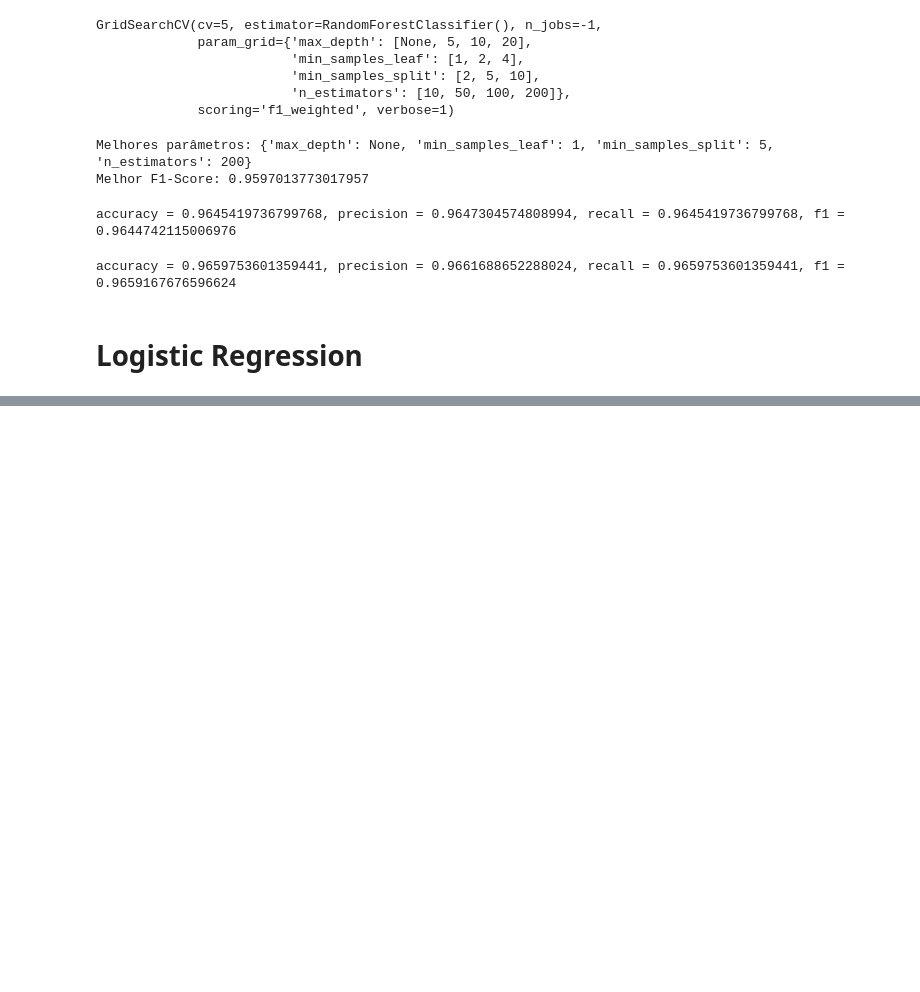
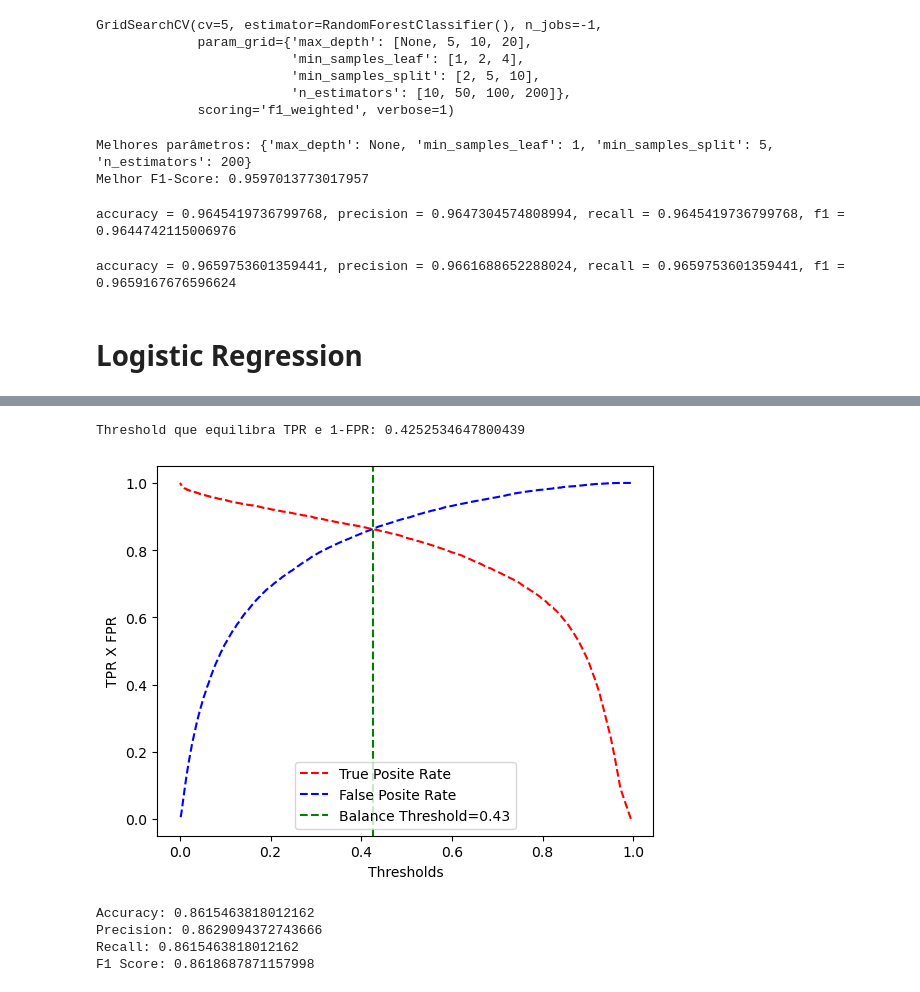
Before and after one commit to LuigiFerrari14/Machine-Learning, a Jupyter notebook: projeto_aluno.ipynb, the cells around one changed output, grey strips where cells are left out. Drawn from its saved outputs; the diff is of its cells as text; code cells hidden in the pictures; blank space fills up the shorter version.

```diff
--- a/projeto_aluno.ipynb
+++ b/projeto_aluno.ipynb
@@ -246,0 +304,23 @@ accuracy = 0.9659753601359441, precision = 0.9661688652288024, recall = 0.965975
+# %%
+# Calcula a diferença entre TPR e (1 - FPR)
+differences = np.abs(tpr - (1 - fpr))
+
+# Encontra o índice onde a diferença é mínima
+balance_index = np.argmin(differences)
+
+# Threshold correspondente
+balance_threshold = thresholds[balance_index]
+
+print(f"Threshold que equilibra TPR e 1-FPR: {balance_threshold}")
+
+# Plotagem com a linha do threshold balanceado
+plt.plot(thresholds, tpr, 'b--', label='True Posite Rate', color='r')
+plt.plot(thresholds, 1-fpr, 'b--', label='False Posite Rate', color='b')
+plt.xlabel('Thresholds')
+plt.ylabel('TPR X FPR')
+plt.axvline(balance_threshold, 0, 1, color='green', linestyle='--', label=f'Balance Threshold={balance_threshold:.2f}')
+plt.legend()
+plt.show()
+# %% [output]
+Threshold que equilibra TPR e 1-FPR: 0.4252534647800439
+[figure, added]
@@ -246,0 +330,16 @@ accuracy = 0.9659753601359441, precision = 0.9661688652288024, recall = 0.965975
+# %%
+accuracy = accuracy_score(y_val, y_pred)
+precision = precision_score(y_val, y_pred, average='weighted')
+recall = recall_score(y_val, y_pred, average='weighted')
+f1 = f1_score(y_val, y_pred, average='weighted')
+
+# Exibindo os resultados
+print(f"Accuracy: {accuracy}")
+print(f"Precision: {precision}")
+print(f"Recall: {recall}")
+print(f"F1 Score: {f1}")
+# %% [output]
+Accuracy: 0.8615463818012162
+Precision: 0.8629094372743666
+Recall: 0.8615463818012162
+F1 Score: 0.8618687871157998
```
Also changed, not shown: parts of 56 cells of this notebook.
